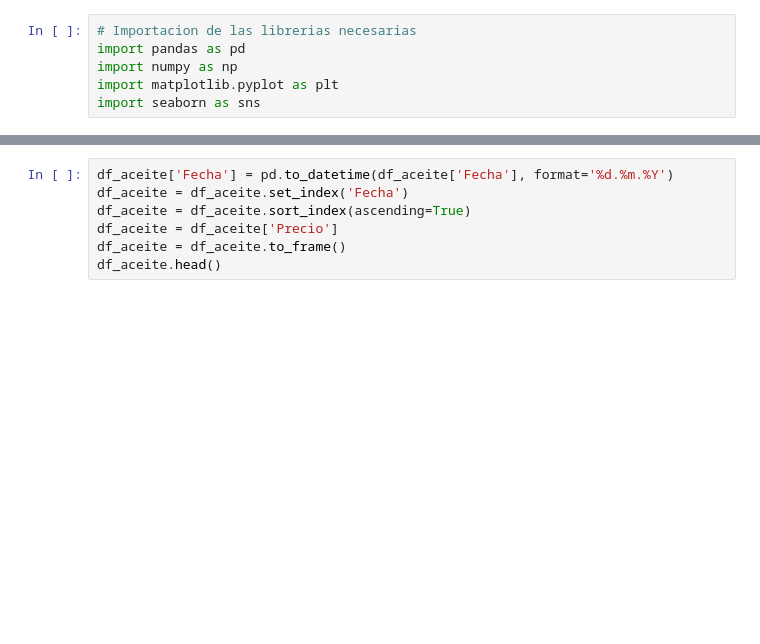
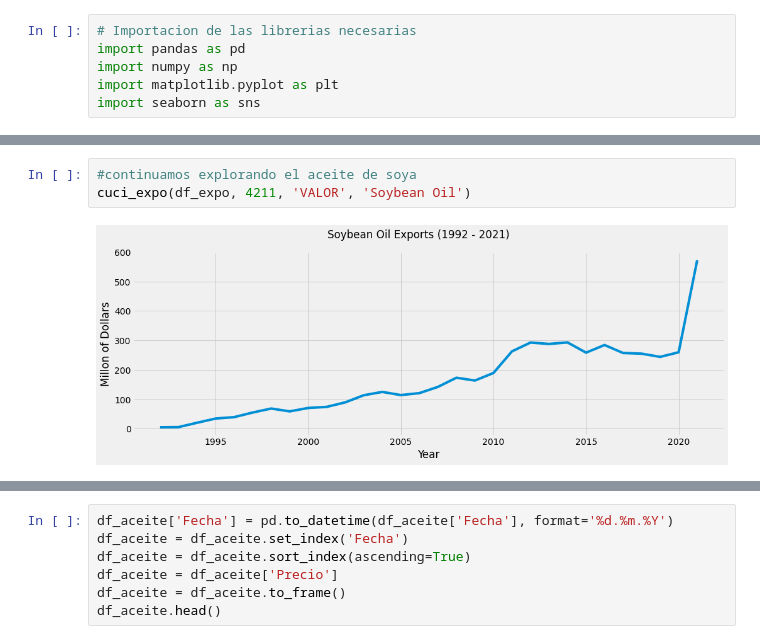
Before and after one commit to AdoxNotFound/nontraditional_exports_bolivia, a Jupyter notebook: 3. individual_analysis.ipynb, the cells around one changed output, grey strips where cells are left out. Drawn from its saved outputs; the diff is of its cells as text; blank space fills up the shorter version.

```diff
--- a/3. individual_analysis.ipynb
+++ b/3. individual_analysis.ipynb
@@ -202,0 +46,5 @@ df_harina = pd.read_excel(r"/content/drive/MyDrive/Data/Raw/Datos históricos F
+# %%
+#continuamos explorando el aceite de soya
+cuci_expo(df_expo, 4211, 'VALOR', 'Soybean Oil')
+# %% [output]
+[figure, added]
```
Also changed, not shown: parts of 64 cells of this notebook, 5 other files.
